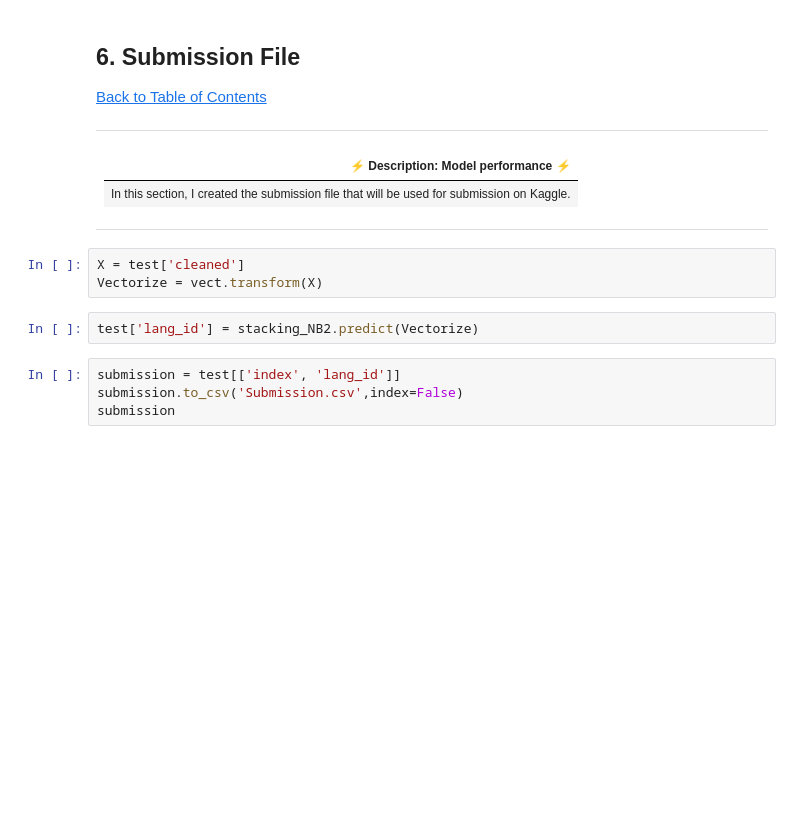
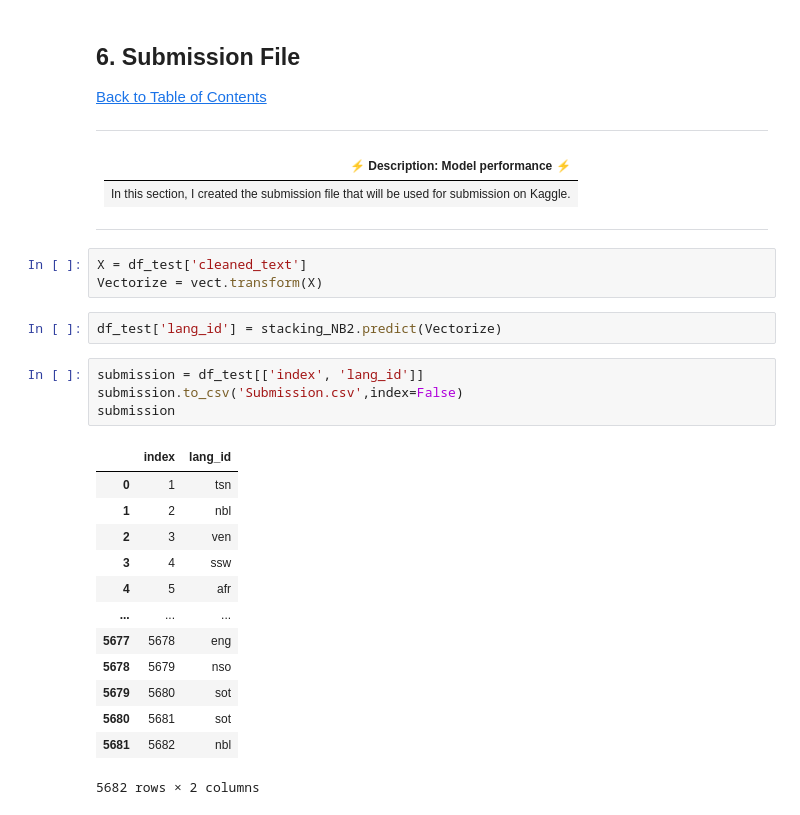
Before and after one commit to JoshOlam/South-African-Language-Identification-Hack-2022, a Jupyter notebook: starter-notebook.ipynb, the cells around one changed output. Saved outputs shown, nothing was run; the diff lists cells and outputs as text; blank space fills up the shorter version.

```diff
--- a/starter-notebook.ipynb
+++ b/starter-notebook.ipynb
@@ -741,11 +789,25 @@ pd.DataFrame.from_dict(model_stats, orient='index')
 
 ---
 # %%
-X = test['cleaned']
+X = df_test['cleaned_text']
 Vectorize = vect.transform(X)
 # %%
-test['lang_id'] = stacking_NB2.predict(Vectorize)
+df_test['lang_id'] = stacking_NB2.predict(Vectorize)
 # %%
-submission = test[['index', 'lang_id']]
+submission = df_test[['index', 'lang_id']]
 submission.to_csv('Submission.csv',index=False)
 submission
+# %% [output]
+|  | index | lang_id |
+| 0 | 1 | tsn |
+| 1 | 2 | nbl |
+| 2 | 3 | ven |
+| 3 | 4 | ssw |
+| 4 | 5 | afr |
+| ... | ... | ... |
+| 5677 | 5678 | eng |
+| 5678 | 5679 | nso |
+| 5679 | 5680 | sot |
+| 5680 | 5681 | sot |
+| 5681 | 5682 | nbl |
+5682 rows × 2 columns
```
Also changed, not shown: parts of 14 cells of this notebook, 1 other file.
